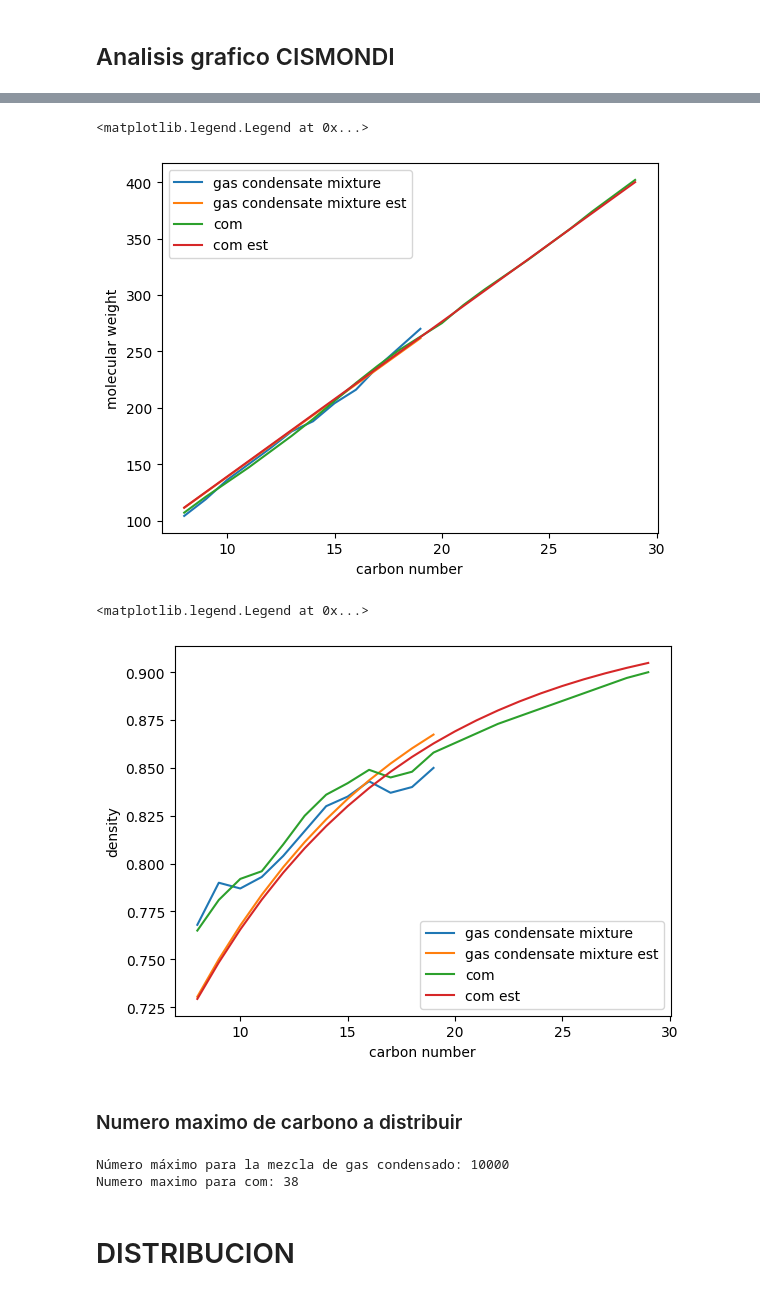
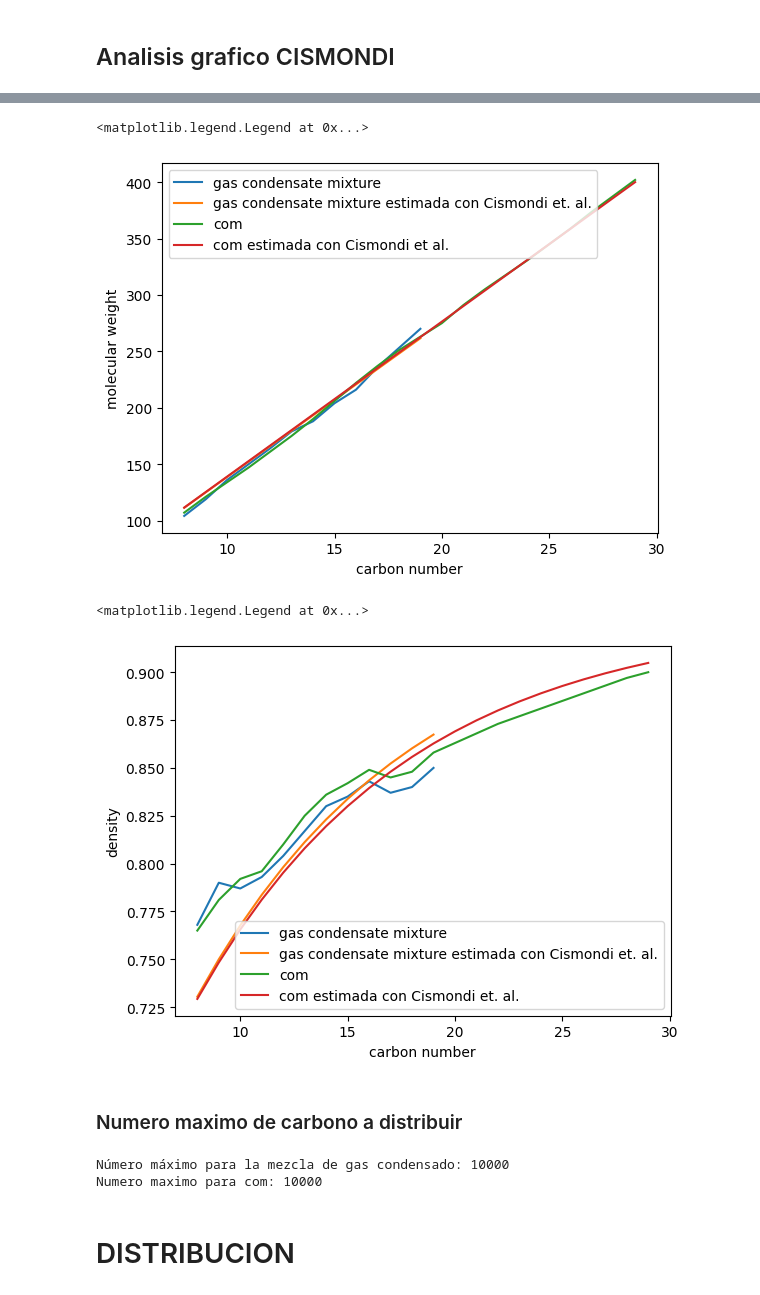
Before and after one commit to MarlenGabrich/Charapy, a Jupyter notebook: apply_charapy.ipynb, the cells around one changed output, grey strips where cells are left out. Cells and saved outputs as stored; diff of their text form; code cells hidden in the pictures.

```diff
--- a/apply_charapy.ipynb
+++ b/apply_charapy.ipynb
@@ -118,2 +96,11 @@ z2_est_cis = dcis.c_molar_fraction(cn2,AC2,BC2)
+# %%
+from charapy.distributions.cismondi import Distribution_cismondi
+dcis = Distribution_cismondi()
+# %%
+Ac1,Bc1 = dcis.fit_ACBC(z1,cn1)
+Ac2,Bc2 = dcis.fit_ACBC(z2,cn2)
+
+z1_cismondi = dcis.molar_fraction(cn1,Ac1,Bc1)
+z2_cismondi = dcis.molar_fraction(cn2,Ac2,Bc2)
 # %%
 pl.plot(cn1,z1,label='gas condensate mixture')
@@ -137,13 +118,19 @@ mw2_est_cis = dcis.c_molecular_weight(cn2,C2)
+# %%
+C1 = dcis.fit_C(cn1,mw1)
+C2 = dcis.fit_C(cn2,mw2)
+
+mw1_cismondi = dcis.molecular_weight(cn1,C1)
+mw2_cismondi = dcis.molecular_weight(cn2,C2)
 # %%
 pl.plot(cn1,mw1,label='gas condensate mixture')
-pl.plot(cn1,mw1_est_cis,label='gas condensate mixture est')
+pl.plot(cn1,mw1_cismondi,label='gas condensate mixture estimada con Cismondi et. al.')
 
 pl.plot(cn2,mw2,label='com')
-pl.plot(cn2,mw2_est_cis,label='com est')
+pl.plot(cn2,mw2_cismondi,label='com estimada con Cismondi et al.')
 
 pl.xlabel('carbon number')
 pl.ylabel('molecular weight')
 pl.legend(loc='upper left')
 # %% [output]
 <matplotlib.legend.Legend at 0x...>
-[figure, old version]
+[figure, new version]
@@ -156,16 +137,22 @@ rho2_est_cis = dcis.c_density(cn2,Ad2)
+# %%
+Ad1 = dcis.fit_AD(cn1,rho1)
+Ad2 = dcis.fit_AD(cn2,rho2)
+
+rho1_cismondi = dcis.density(cn1,Ad1)
+rho2_cismondi = dcis.density(cn2,Ad2)
 # %%
 pl.plot(cn1,rho1,label='gas condensate mixture')
-pl.plot(cn1,rho1_est_cis,label='gas condensate mixture est')
+pl.plot(cn1,rho1_cismondi,label='gas condensate mixture estimada con Cismondi et. al.')
 
 pl.plot(cn2,rho2,label='com')
-pl.plot(cn2,rho2_est_cis,label='com est')
+pl.plot(cn2,rho2_cismondi,label='com estimada con Cismondi et. al.')
 
 pl.xlabel('carbon number')
 pl.ylabel('density')
 pl.legend(loc='lower right')
 # %% [output]
 <matplotlib.legend.Legend at 0x...>
-[figure, old version]
+[figure, new version]
 # %% [markdown]
 ### Numero maximo de carbono a distribuir
 # %%
@@ -181,21 +168,20 @@ rho2_res = df2['density'].iloc[-1]
 # %%
-residual_fraction1 = char.Residual_fraction(mw1_res,z1_res)
-residual_fraction2 = char.Residual_fraction(mw2_res,z2_res)
+from charapy.residual_fraction import Residual_fraction, Proper_plus
+pp = Proper_plus()
+rf1 = Residual_fraction(mw1_plus,z1_plus)
+rf2 = Residual_fraction(mw2_plus,z2_plus)
 
-cr_it1 = np.array(range(cn1_res,10000,1))
-cr_it2 = np.array(range(cn2_res,10000,1))
+rango_iteracion1 = np.array(range(cn1_plus,10000,1))
+rango_iteracion2 = np.array(range(cn2_plus,10000,1))
 
-C1 = fit_parameters1['C']
-C2 = fit_parameters2['C']
+cn_maximo1 = rf1.cn_max(rango_iteracion1,A1,B1,'ped')
+cn_maximo2 = rf2.cn_max(rango_iteracion2,A2,B2,'cis',C2)
 
-cn_res_max1 = residual_fraction1.carbon_number_max(cr_it1,A1,B1,C1)
-cn_res_max2 = residual_fraction2.carbon_number_max(cr_it2,A2,B2,C2)
-
-print('Número máximo para la mezcla de gas condensado:',cn_res_max1)
-print('Numero maximo para com:', cn_res_max2)
+print('Número máximo para la mezcla de gas condensado:',cn_maximo1)
+print('Numero maximo para com:', cn_maximo2)
 # %% [output]
 Número máximo para la mezcla de gas condensado: 10000
-Numero maximo para com: 38
+Numero maximo para com: 10000
 # %% [markdown]
 # DISTRIBUCION
 # %%
```
Also changed, not shown: parts of 20 cells of this notebook, 5 other files.
